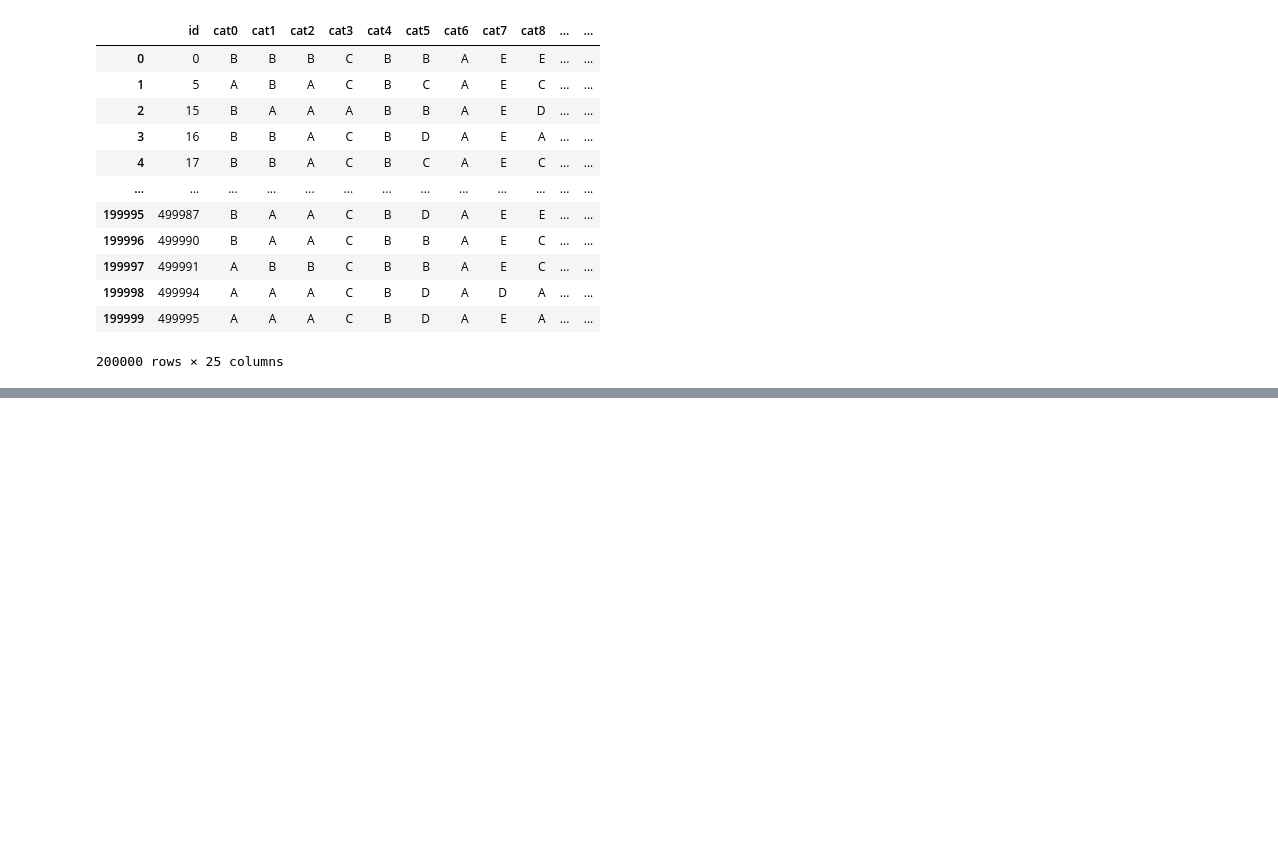
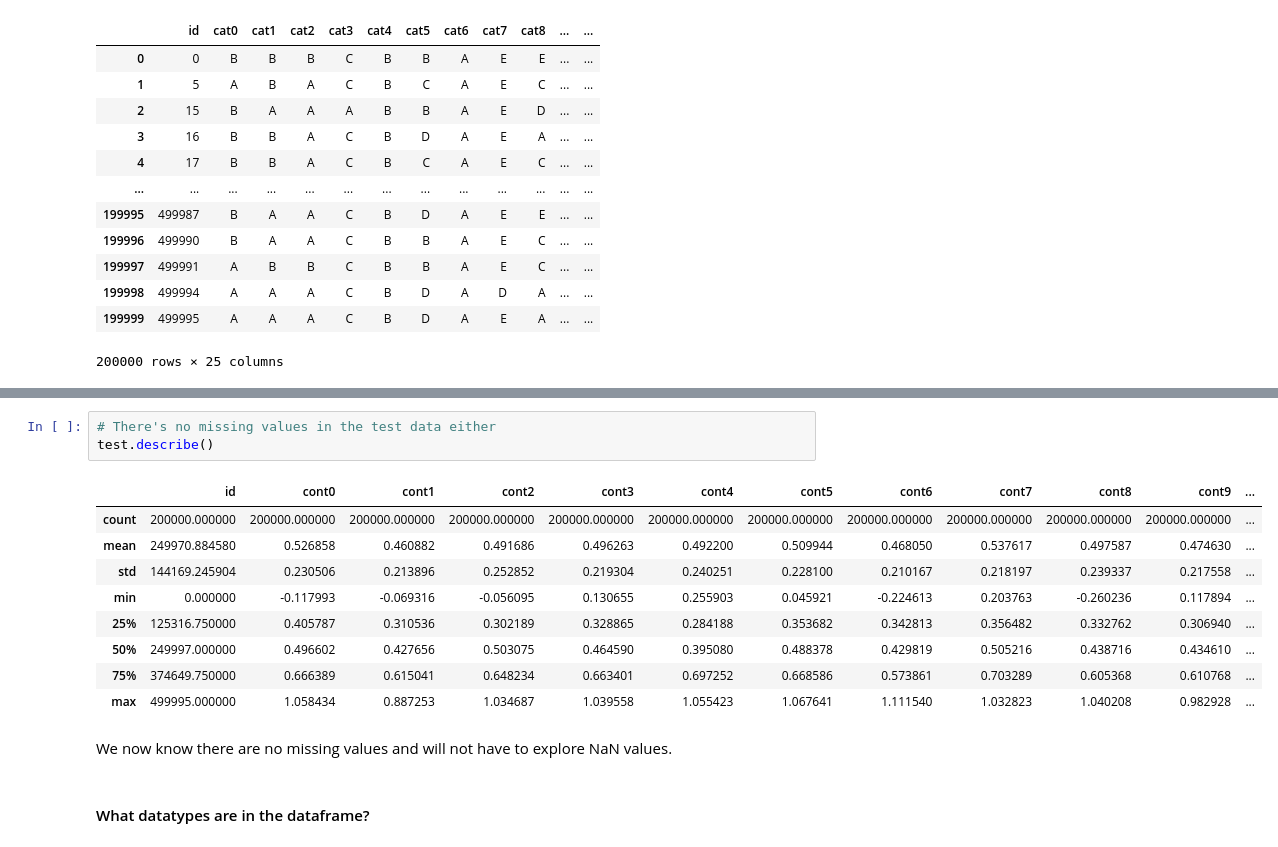
Before and after one commit to JonWeber0328/30-Days-of_Machine-Learning, a Jupyter notebook: 30-Days-ML-Daniel-Bourke.ipynb, the cells around one changed output, grey strips where cells are left out. Saved outputs shown, nothing was run; the diff lists cells and outputs as text; blank space fills up the shorter version.

```diff
--- a/30-Days-ML-Daniel-Bourke.ipynb
+++ b/30-Days-ML-Daniel-Bourke.ipynb
@@ -87,0 +119,17 @@ test
+# %%
+# There's no missing values in the test data either
+test.describe()
+# %% [output]
+|  | id | cont0 | cont1 | cont2 | cont3 | cont4 | cont5 | cont6 | cont7 | cont8 | cont9 | ... |
+| count | 200000.000000 | 200000.000000 | 200000.000000 | 200000.000000 | 200000.000000 | 200000.000000 | 200000.000000 | 200000.000000 | 200000.000000 | 200000.000000 | 200000.000000 | ... |
+| mean | 249970.884580 | 0.526858 | 0.460882 | 0.491686 | 0.496263 | 0.492200 | 0.509944 | 0.468050 | 0.537617 | 0.497587 | 0.474630 | ... |
+| std | 144169.245904 | 0.230506 | 0.213896 | 0.252852 | 0.219304 | 0.240251 | 0.228100 | 0.210167 | 0.218197 | 0.239337 | 0.217558 | ... |
+| min | 0.000000 | -0.117993 | -0.069316 | -0.056095 | 0.130655 | 0.255903 | 0.045921 | -0.224613 | 0.203763 | -0.260236 | 0.117894 | ... |
+| 25% | 125316.750000 | 0.405787 | 0.310536 | 0.302189 | 0.328865 | 0.284188 | 0.353682 | 0.342813 | 0.356482 | 0.332762 | 0.306940 | ... |
+| 50% | 249997.000000 | 0.496602 | 0.427656 | 0.503075 | 0.464590 | 0.395080 | 0.488378 | 0.429819 | 0.505216 | 0.438716 | 0.434610 | ... |
+| 75% | 374649.750000 | 0.666389 | 0.615041 | 0.648234 | 0.663401 | 0.697252 | 0.668586 | 0.573861 | 0.703289 | 0.605368 | 0.610768 | ... |
+| max | 499995.000000 | 1.058434 | 0.887253 | 1.034687 | 1.039558 | 1.055423 | 1.067641 | 1.111540 | 1.032823 | 1.040208 | 0.982928 | ... |
+# %% [markdown]
+We now know there are no missing values and will not have to explore NaN values.
+# %% [markdown]
+#### What datatypes are in the dataframe?
```
Also changed, not shown: parts of 6 cells of this notebook, 1 other file.
